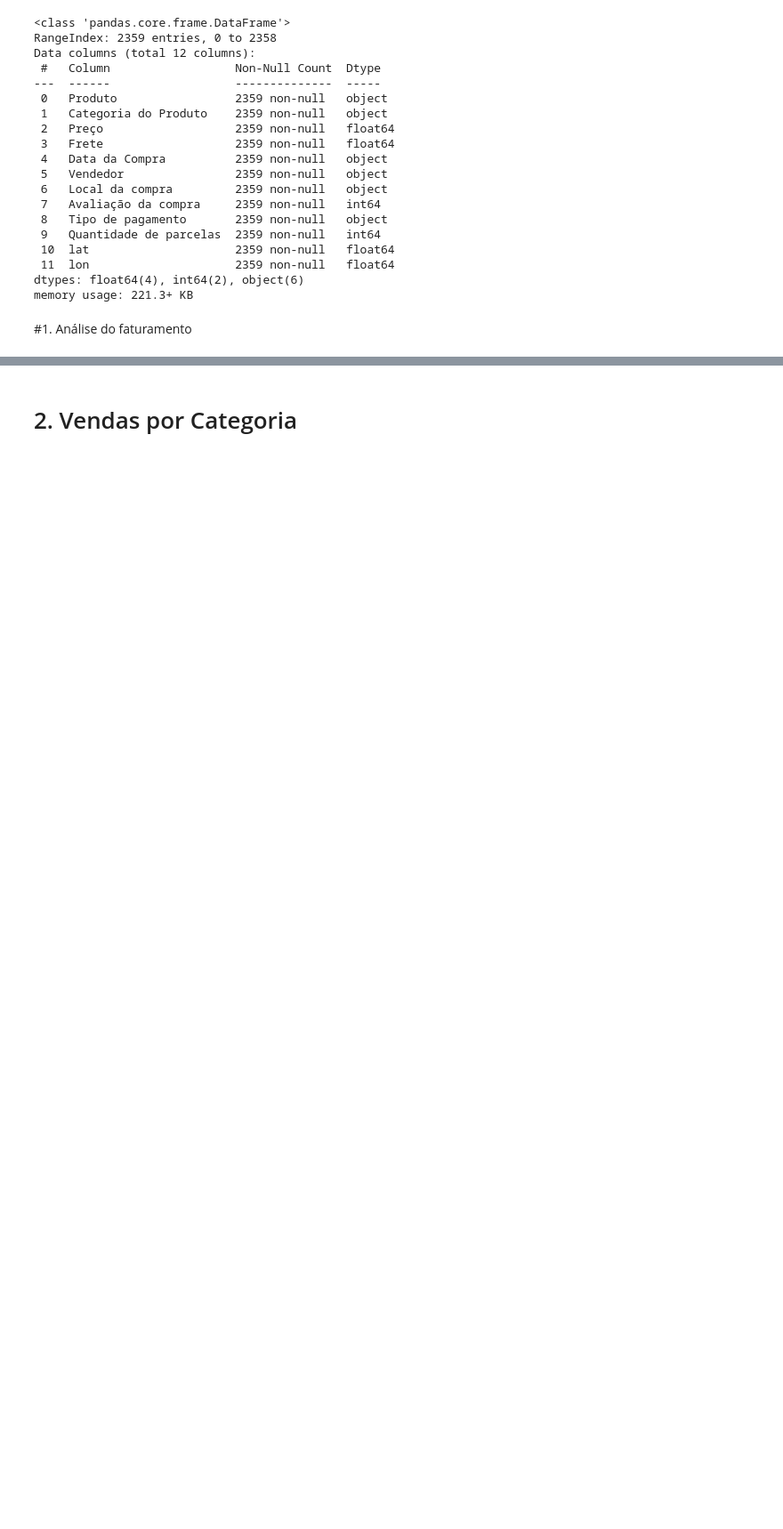
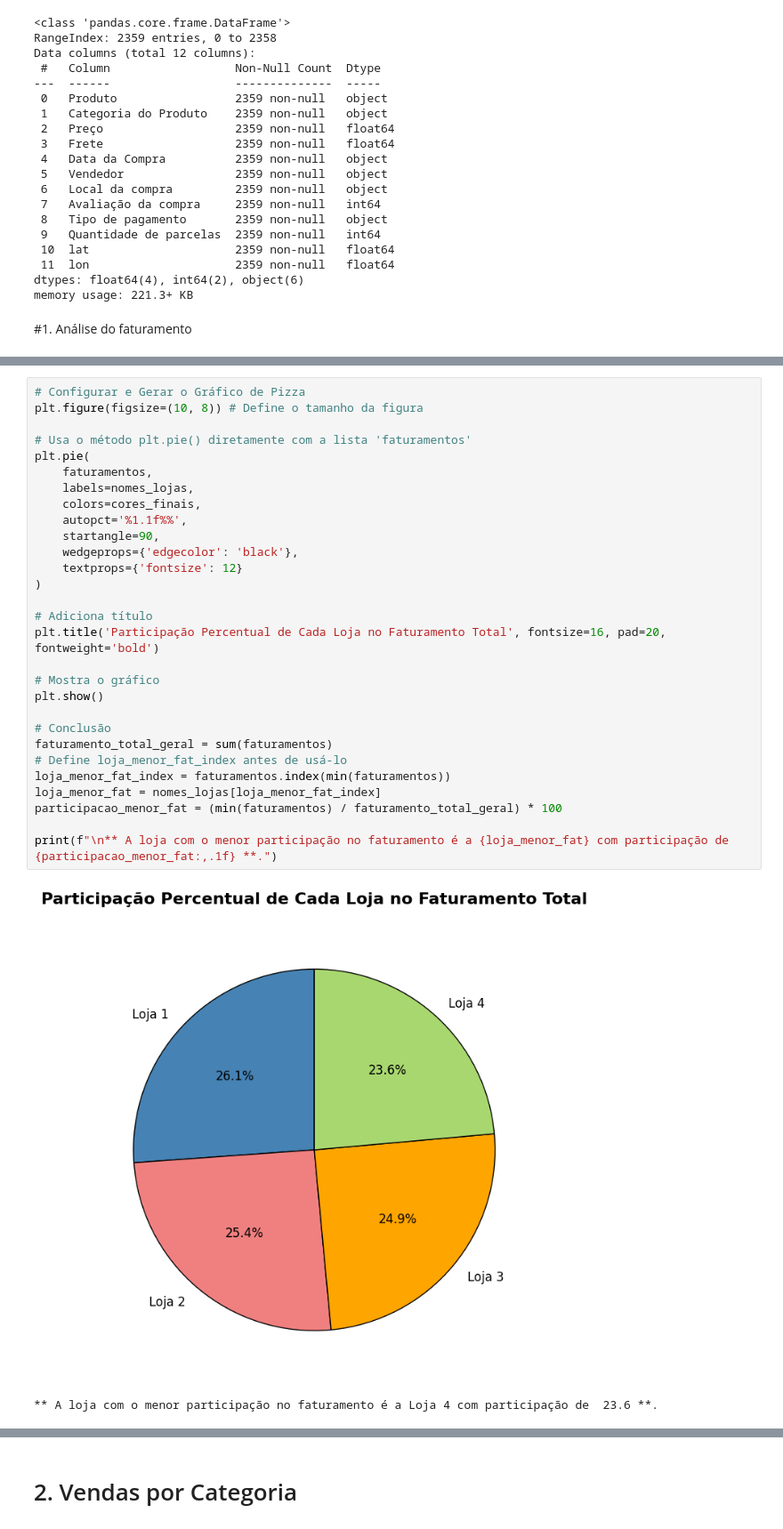
Before and after one commit to EritonPalma/Amigo-Secreto, a Jupyter notebook: AluraStoreBrasil.ipynb, the cells around one changed output, grey strips where cells are left out. Shown at 89% size. Cells and saved outputs as stored; diff of their text form; blank space fills up the shorter version.

```diff
--- a/AluraStoreBrasil.ipynb
+++ b/AluraStoreBrasil.ipynb
@@ -60,0 +128,32 @@ O Faturamento Total da Loja 4: R$ 1,384,497.58
+# %%
+# Configurar e Gerar o Gráfico de Pizza
+plt.figure(figsize=(10, 8)) # Define o tamanho da figura
+
+# Usa o método plt.pie() diretamente com a lista 'faturamentos'
+plt.pie(
+    faturamentos,
+    labels=nomes_lojas,
+    colors=cores_finais,
+    autopct='%1.1f%%',
+    startangle=90,
+    wedgeprops={'edgecolor': 'black'},
+    textprops={'fontsize': 12}
+)
+
+# Adiciona título
+plt.title('Participação Percentual de Cada Loja no Faturamento Total', fontsize=16, pad=20, fontweight='bold')
+
+# Mostra o gráfico
+plt.show()
+
+# Conclusão
+faturamento_total_geral = sum(faturamentos)
+# Define loja_menor_fat_index antes de usá-lo
+loja_menor_fat_index = faturamentos.index(min(faturamentos))
+loja_menor_fat = nomes_lojas[loja_menor_fat_index]
+participacao_menor_fat = (min(faturamentos) / faturamento_total_geral) * 100
+
+print(f"\n** A loja com o menor participação no faturamento é a {loja_menor_fat} com participação de  {participacao_menor_fat:,.1f} **.")
+# %% [output]
+[figure, added]
+** A loja com o menor participação no faturamento é a Loja 4 com participação de  23.6 **.
```
Also changed, not shown: parts of 13 cells of this notebook.
